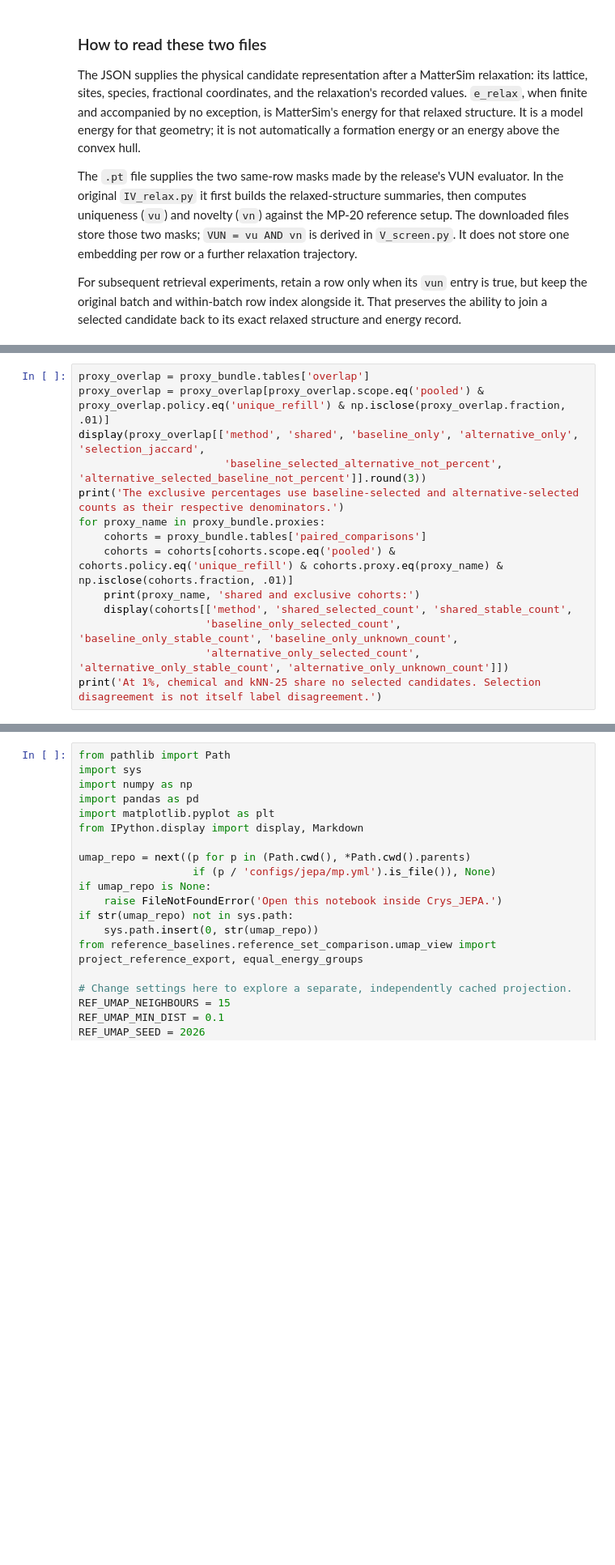
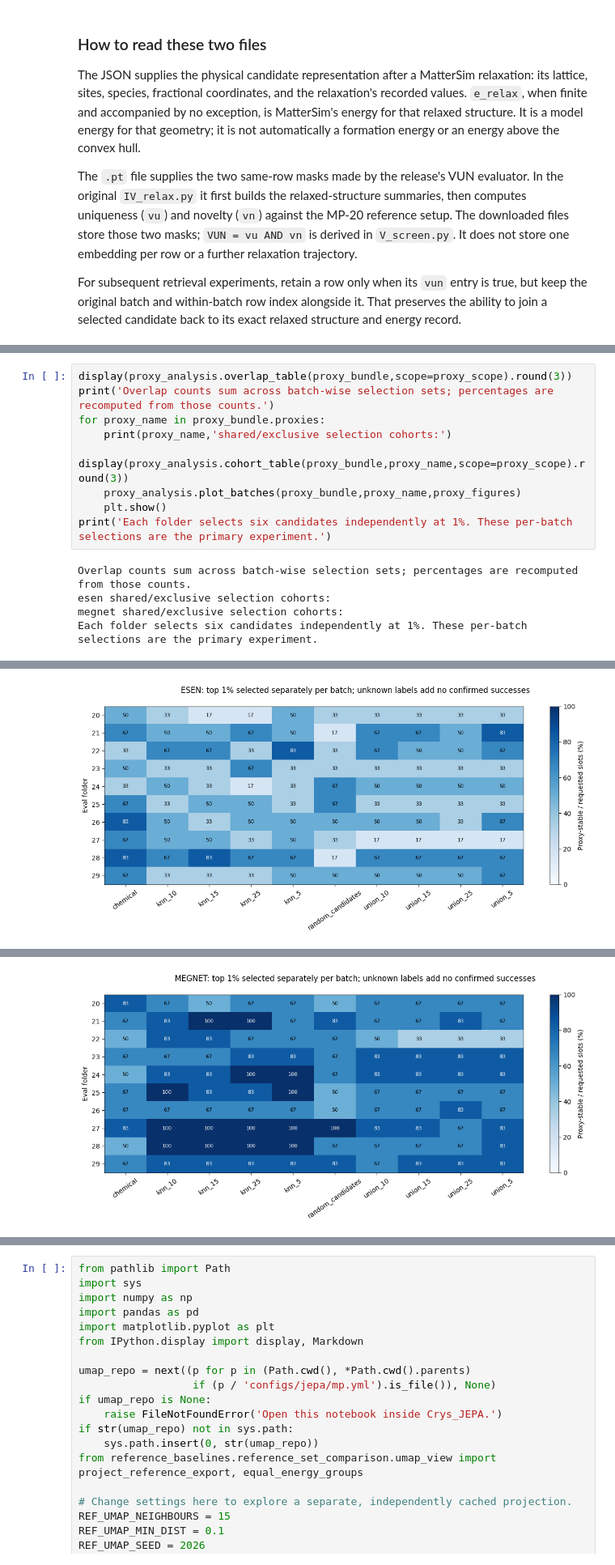
Before and after one commit to adityapgupta/Crys_JEPA, a Jupyter notebook: reference_baselines/reference_set_comparison/inspect_train.ipynb, the cells around one changed output, grey strips where cells are left out. Shown at 81% size. Saved outputs shown, nothing was run; the diff lists cells and outputs as text; blank space fills up the shorter version.

```diff
--- a/reference_baselines/reference_set_comparison/inspect_train.ipynb
+++ b/reference_baselines/reference_set_comparison/inspect_train.ipynb
@@ -526,14 +623,14 @@ display(raw_unique[['proxy', 'method', 'policy', 'stable_count', 'evaluated_coun
 # %%
-proxy_overlap = proxy_bundle.tables['overlap']
-proxy_overlap = proxy_overlap[proxy_overlap.scope.eq('pooled') & proxy_overlap.policy.eq('unique_refill') & np.isclose(proxy_overlap.fraction, .01)]
-display(proxy_overlap[['method', 'shared', 'baseline_only', 'alternative_only', 'selection_jaccard',
-                       'baseline_selected_alternative_not_percent', 'alternative_selected_baseline_not_percent']].round(3))
-print('The exclusive percentages use baseline-selected and alternative-selected counts as their respective denominators.')
+display(proxy_analysis.overlap_table(proxy_bundle,scope=proxy_scope).round(3))
+print('Overlap counts sum across batch-wise selection sets; percentages are recomputed from those counts.')
 for proxy_name in proxy_bundle.proxies:
-    cohorts = proxy_bundle.tables['paired_comparisons']
-    cohorts = cohorts[cohorts.scope.eq('pooled') & cohorts.policy.eq('unique_refill') & cohorts.proxy.eq(proxy_name) & np.isclose(cohorts.fraction, .01)]
-    print(proxy_name, 'shared and exclusive cohorts:')
-    display(cohorts[['method', 'shared_selected_count', 'shared_stable_count',
-                    'baseline_only_selected_count', 'baseline_only_stable_count', 'baseline_only_unknown_count',
-                    'alternative_only_selected_count', 'alternative_only_stable_count', 'alternative_only_unknown_count']])
-print('At 1%, chemical and kNN-25 share no selected candidates. Selection disagreement is not itself label disagreement.')
+    print(proxy_name,'shared/exclusive selection cohorts:')
+    display(proxy_analysis.cohort_table(proxy_bundle,proxy_name,scope=proxy_scope).round(3))
+    proxy_analysis.plot_batches(proxy_bundle,proxy_name,proxy_figures)
+    plt.show()
+print('Each folder selects six candidates independently at 1%. These per-batch selections are the primary experiment.')
+# %% [output]
+Overlap counts sum across batch-wise selection sets; percentages are recomputed from those counts.
+esen shared/exclusive selection cohorts:
+megnet shared/exclusive selection cohorts:
+Each folder selects six candidates independently at 1%. These per-batch selections are the primary experiment.
@@ -539,0 +658 @@ print('At 1%, chemical and kNN-25 share no selected candidates. Selection disagr
+[figure, added]
@@ -539,0 +669 @@ print('At 1%, chemical and kNN-25 share no selected candidates. Selection disagr
+[figure, added]
```
Also changed, not shown: parts of 15 cells of this notebook, 13 other files.
